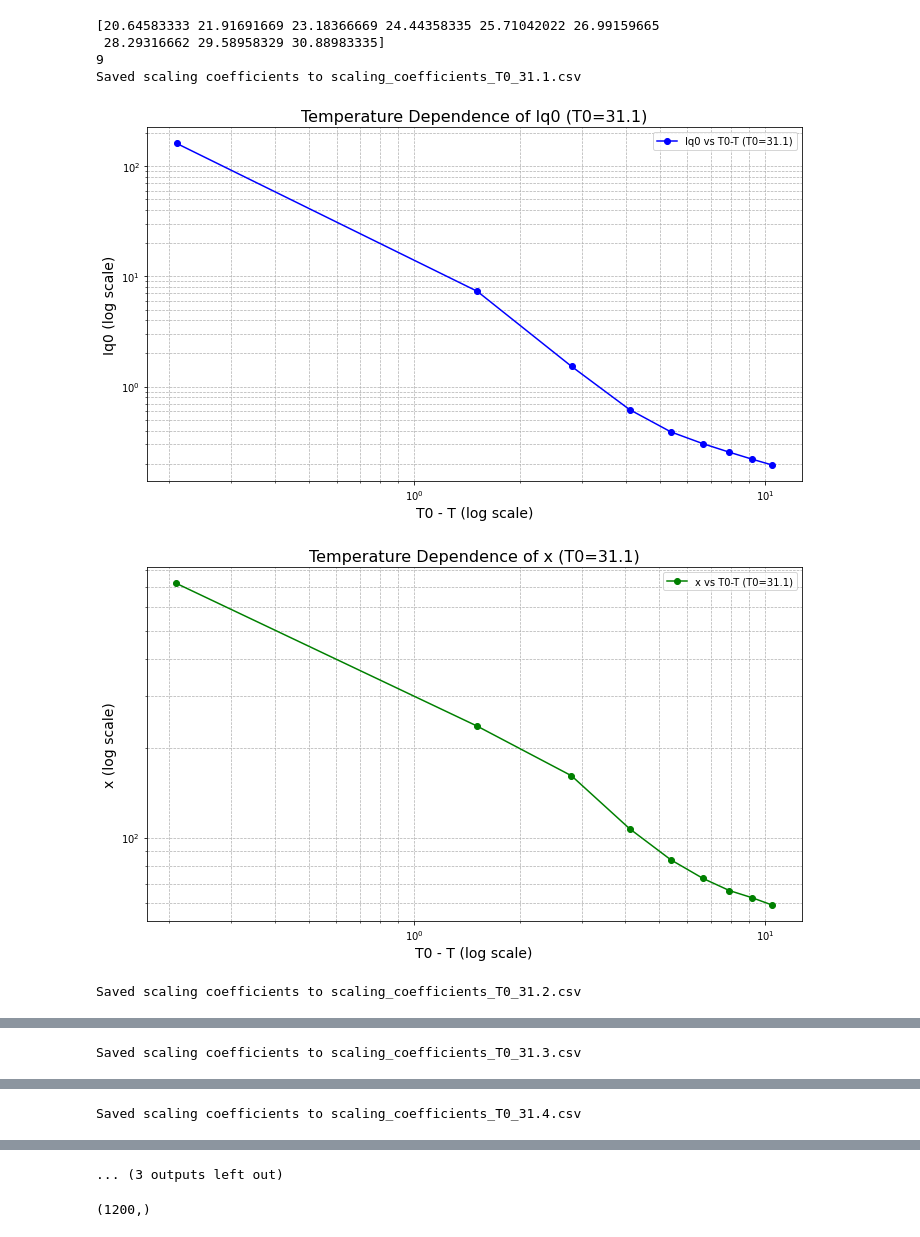
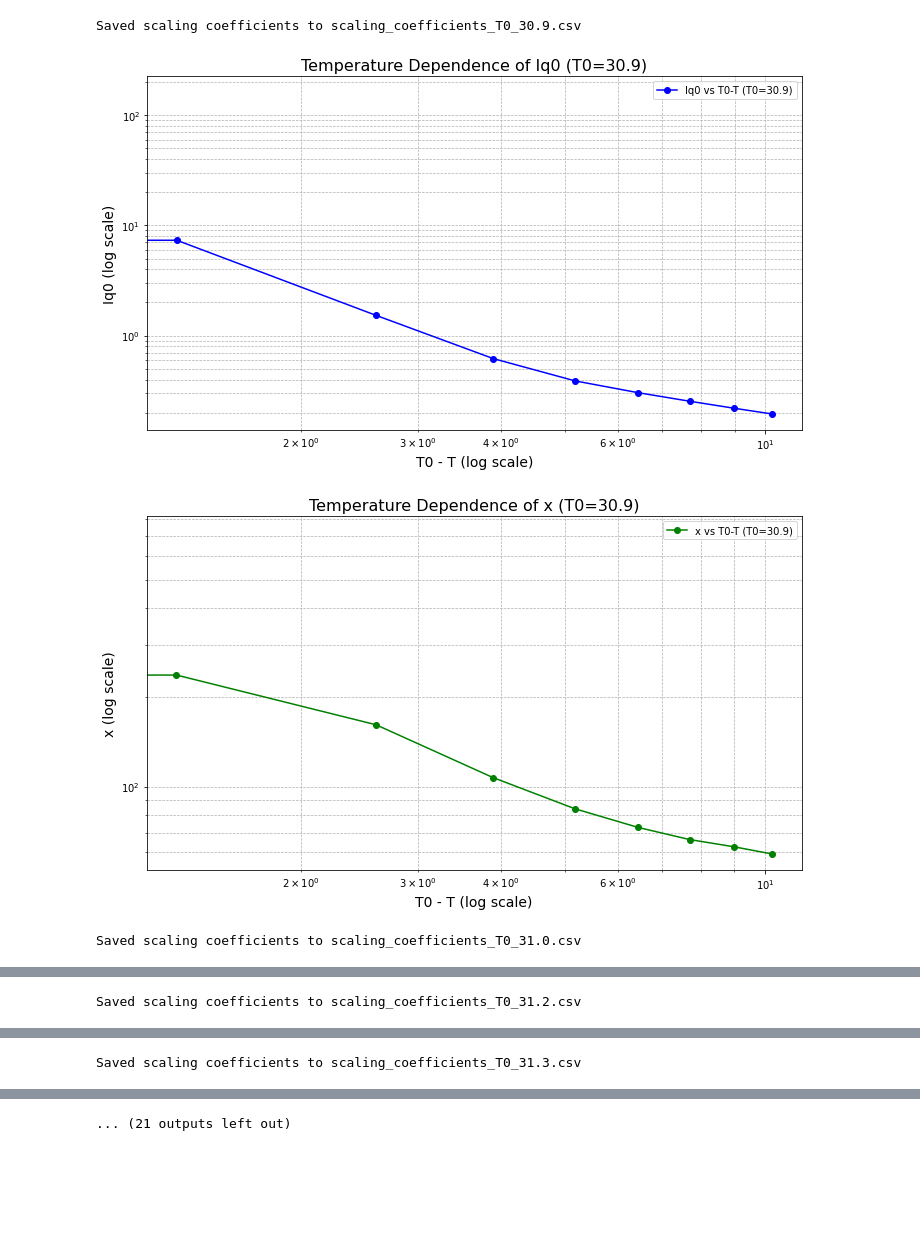
Before and after one commit to AZjk/llps-saxpcs, a Jupyter notebook: H06/H06_T_plot.ipynb, the cells around one changed output, grey strips where cells are left out. Drawn from its saved outputs; the diff is of its cells as text; code cells hidden in the pictures; blank space fills up the shorter version.

```diff
--- a/H06/H06_T_plot.ipynb
+++ b/H06/H06_T_plot.ipynb
@@ -20,9 +20,6 @@ for avg_dict in avg_ramp_up:
     t.append(np.nanmean(avg_dict['temperature']))
 temperatures = t[:-1]
 temperatures = np.array(temperatures)
-print(temperatures)
-print(len(fitted_parameters))
-
 # Function to preprocess data and retain valid indices
 def preprocess_data_with_indices(avg_data_list, ql_sta):
     cleaned_data_list = []
@@ -67,47 +64,44 @@ for i, (q, data) in enumerate(zip(ql_sta_cleaned, avg_ramp_up_cleaned)):
 if len(fitted_parameters) != len(temperatures):
     raise ValueError("Mismatch between fitted parameters and temperature list!")
 # Explore different T0 values
-T0_values = [31.1,31.2,31.3,31.4,31.5]
+T0_values = [30.88983335,31,31.2,31.3,31.4,31.5,32,33,34,35,60]
 for T0 in T0_values:
     T_diff = T0 - temperatures  # Ensure a single array
     Iq0_values = [param[0] for param in fitted_parameters]
     x_values = [param[1] for param in fitted_parameters]
 
     # Save data to CSV
     output_filename = f"scaling_coefficients_T0_{T0:.1f}.csv"
-    with open(output_filename, 'w', newline='') as file:
-        writer = csv.writer(file)
-        writer.writerow(["T0 - T", "Iq0", "x", "T"])
-        for t_diff, iq0, x, temp in zip(T_diff, Iq0_values, x_values, temperatures):
-            writer.writerow([t_diff, iq0, x, temp])
-    print(f"Saved scaling coefficients to {output_filename}")
+    # with open(output_filename, 'w', newline='') as file:
+    #     writer = csv.writer(file)
+    #     writer.writerow(["T0 - T", "Iq0", "x", "T"])
+    #     for t_diff, iq0, x, temp in zip(T_diff, Iq0_values, x_values, temperatures):
+    #         writer.writerow([t_diff, iq0, x, temp])
+    # print(f"Saved scaling coefficients to {output_filename}")
 
     # Plot Iq0 vs T0 - T
     fig, ax = plt.subplots(figsize=(10, 6))
     ax.loglog(T_diff, Iq0_values, 'o-', color='blue', label=f'Iq0 vs T0-T (T0={T0:.1f})')
     ax.set_xlabel('T0 - T (log scale)', fontsize=14)
     ax.set_ylabel('Iq0 (log scale)', fontsize=14)
     ax.set_title(f'Temperature Dependence of Iq0 (T0={T0:.1f})', fontsize=16)
     ax.grid(True, which='both', linestyle='--', linewidth=0.7)
     ax.legend()
     plt.tight_layout()
     plt.show()
 
     # Plot x vs T0 - T
     fig, ax = plt.subplots(figsize=(10, 6))
     ax.loglog(T_diff, x_values, 'o-', color='green', label=f'x vs T0-T (T0={T0:.1f})')
     ax.set_xlabel('T0 - T (log scale)', fontsize=14)
     ax.set_ylabel('x (log scale)', fontsize=14)
     ax.set_title(f'Temperature Dependence of x (T0={T0:.1f})', fontsize=16)
     ax.grid(True, which='both', linestyle='--', linewidth=0.7)
     ax.legend()
     plt.tight_layout()
     plt.show()
 # %% [output]
-[20.64583333 21.91691669 23.18366669 24.44358335 25.71042022 26.99159665
- 28.29316662 29.58958329 30.88983335]
-9
-Saved scaling coefficients to scaling_coefficients_T0_31.1.csv
+Saved scaling coefficients to scaling_coefficients_T0_30.9.csv
-[figure, old version]
+[figure, new version]
-[figure, old version]
+[figure, new version]
-Saved scaling coefficients to scaling_coefficients_T0_31.2.csv
+Saved scaling coefficients to scaling_coefficients_T0_31.0.csv
@@ -116 +110 @@ Saved scaling coefficients to scaling_coefficients_T0_31.2.csv
-Saved scaling coefficients to scaling_coefficients_T0_31.3.csv
+Saved scaling coefficients to scaling_coefficients_T0_31.2.csv
@@ -119 +113 @@ Saved scaling coefficients to scaling_coefficients_T0_31.3.csv
-Saved scaling coefficients to scaling_coefficients_T0_31.4.csv
+Saved scaling coefficients to scaling_coefficients_T0_31.3.csv
@@ -122,5 +116 @@ Saved scaling coefficients to scaling_coefficients_T0_31.4.csv
-... (3 outputs left out)
+... (21 outputs left out)
-# %%
-print(correct_temperatures.shape)
-# %% [output]
-(1200,)
```
Also changed, not shown: parts of 1 cell of this notebook, 13 other files.
